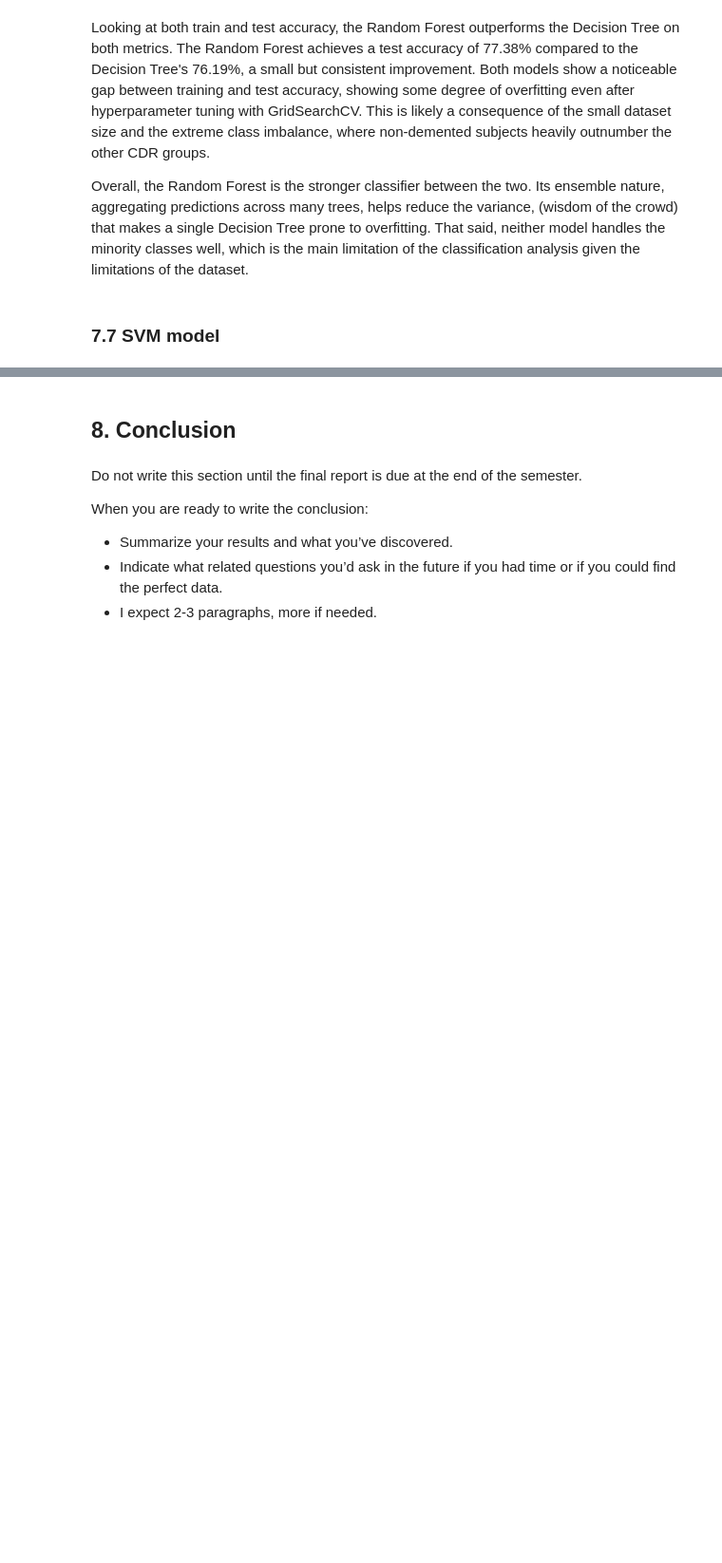
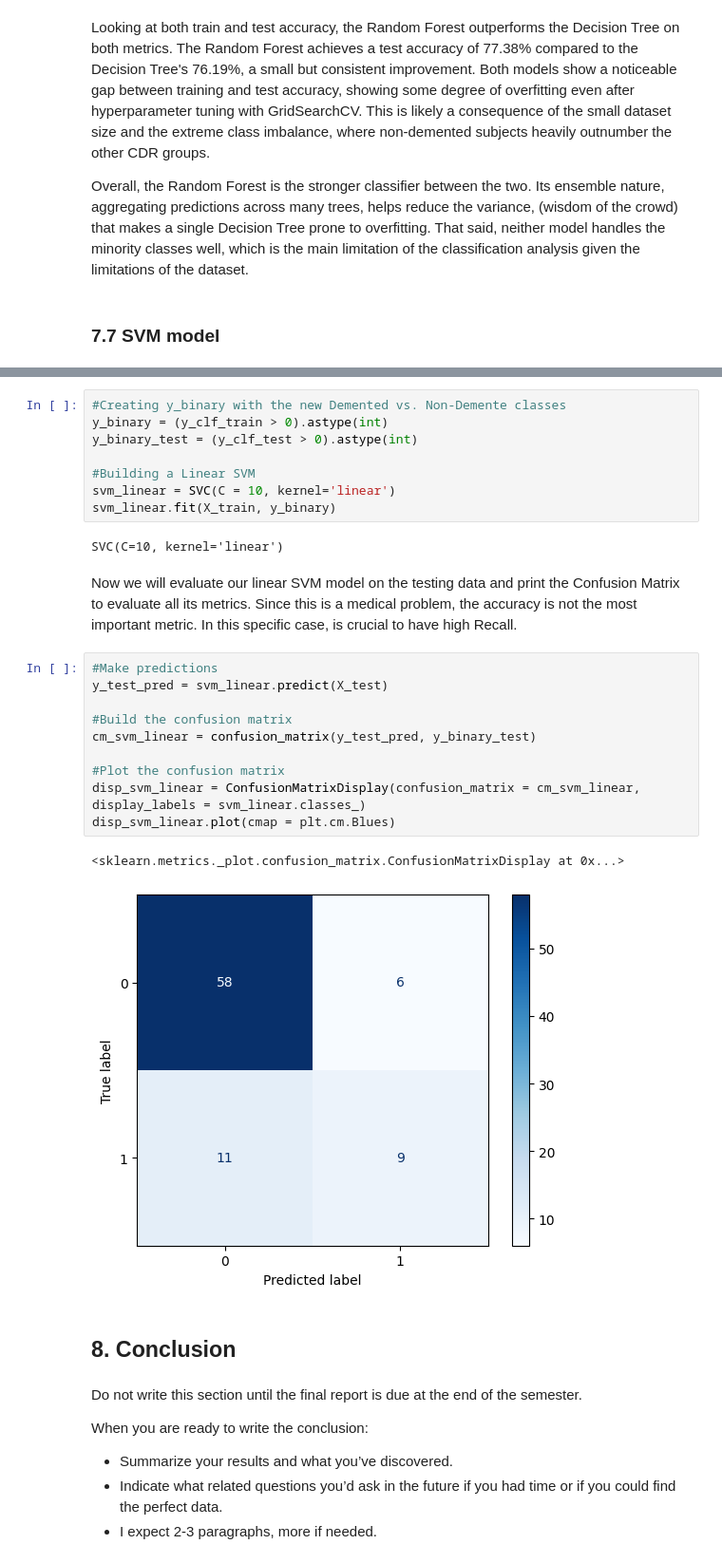
Before and after one commit to Carlos-PC05/FinalProjectCS-362, a Jupyter notebook: FinalReport_SP26_RV_PC_MASTERFILE.ipynb, the cells around one changed output, grey strips where cells are left out. Shown at 95% size. Drawn from its saved outputs; the diff is of its cells as text; blank space fills up the shorter version.

Commit message:
Started SVM model

```diff
--- a/FinalReport_SP26_RV_PC_MASTERFILE.ipynb
+++ b/FinalReport_SP26_RV_PC_MASTERFILE.ipynb
@@ -1649,3 +1657,28 @@ Binary Classification - demented vs. Non-demented.
+# %%
+#Creating y_binary with the new Demented vs. Non-Demente classes
+y_binary = (y_clf_train > 0).astype(int)
+y_binary_test = (y_clf_test > 0).astype(int)
+
+#Building a Linear SVM
+svm_linear = SVC(C = 10, kernel='linear')
+svm_linear.fit(X_train, y_binary)
+# %% [output]
+SVC(C=10, kernel='linear')
+# %% [markdown]
+Now we will evaluate our linear SVM model on the testing data and print the Confusion Matrix to evaluate all its metrics. Since this is a medical problem, the accuracy is not the most important metric. In this specific case, is crucial to have high Recall.
+# %%
+#Make predictions
+y_test_pred = svm_linear.predict(X_test)
+
+#Build the confusion matrix
+cm_svm_linear = confusion_matrix(y_test_pred, y_binary_test)
+
+#Plot the confusion matrix
+disp_svm_linear = ConfusionMatrixDisplay(confusion_matrix = cm_svm_linear, display_labels = svm_linear.classes_)
+disp_svm_linear.plot(cmap = plt.cm.Blues)
+# %% [output]
+<sklearn.metrics._plot.confusion_matrix.ConfusionMatrixDisplay at 0x...>
+[figure, added]
 # %% [markdown]
 ## 8. Conclusion
 # %% [markdown]
```
Also changed, not shown: parts of 5 cells of this notebook.
